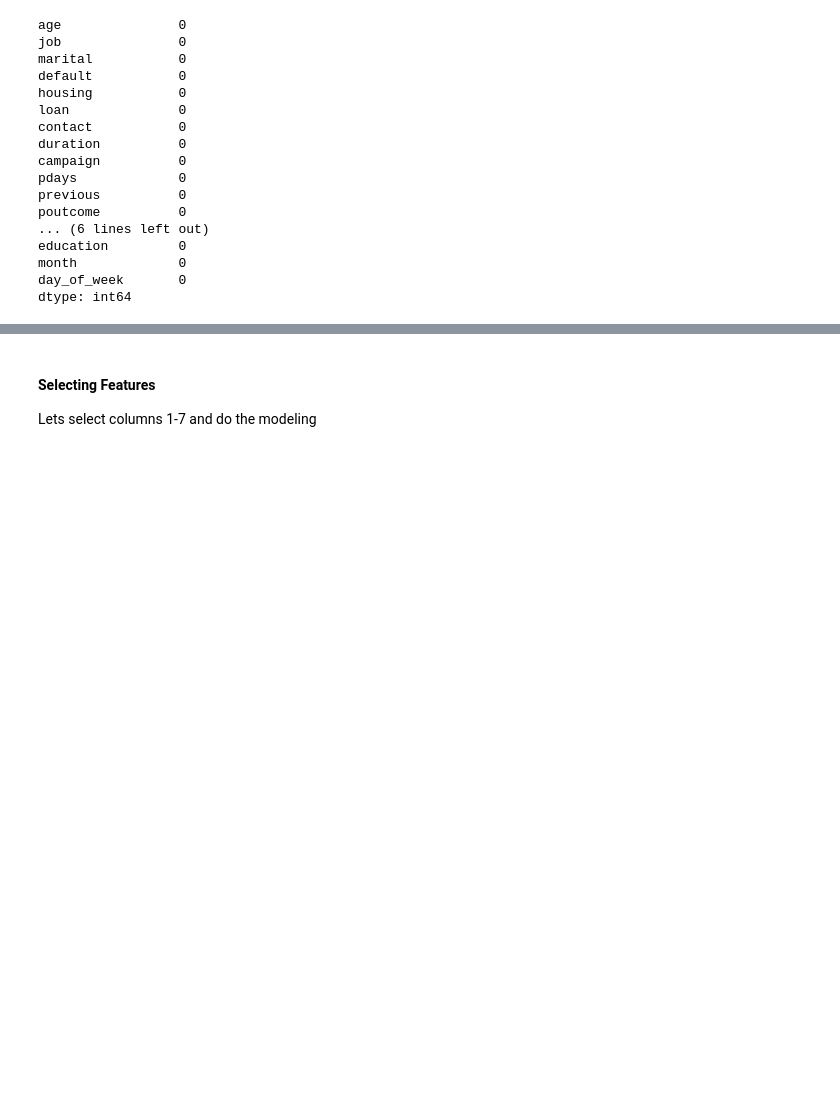
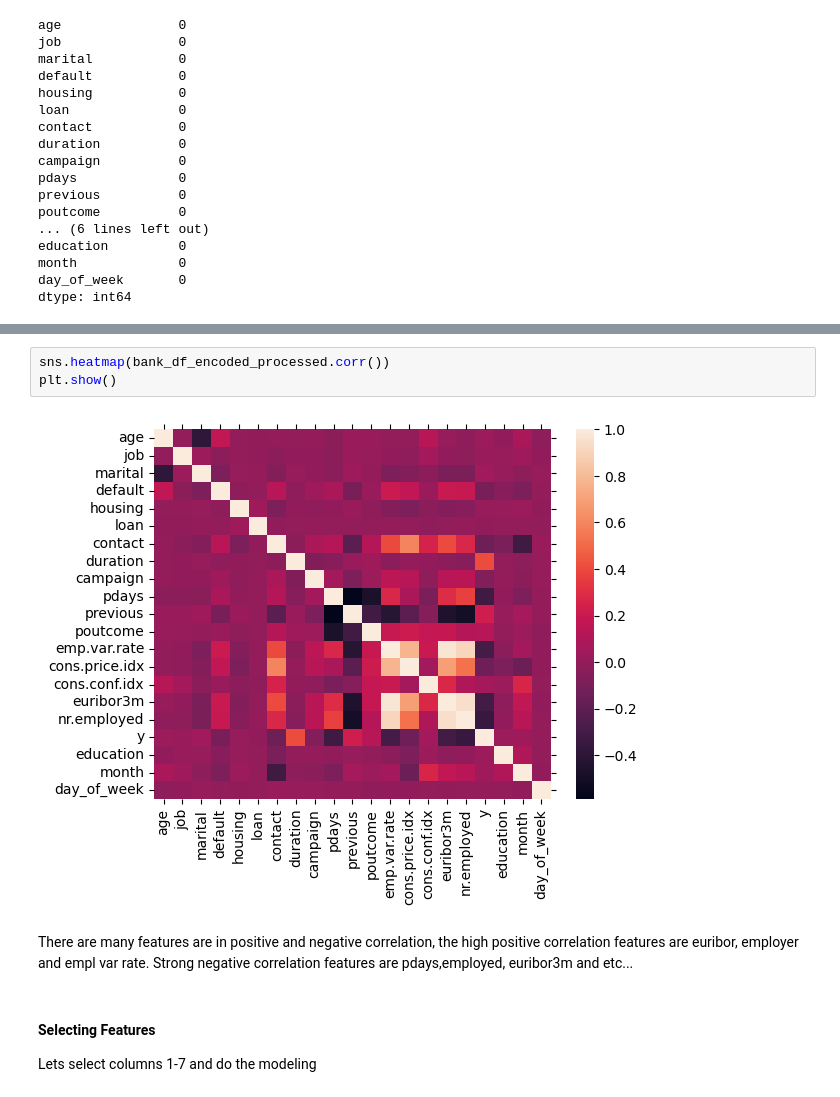
Before and after one commit to trguduru/bank_marketing_prediction, a Jupyter notebook: prompt_III.ipynb, the cells around one changed output, grey strips where cells are left out. Drawn from its saved outputs; the diff is of its cells as text; blank space fills up the shorter version.

```diff
--- a/prompt_III.ipynb
+++ b/prompt_III.ipynb
@@ -420,6 +420,13 @@ sns.pairplot(bank_df_encoded_processed)
 # %% [output]
 <seaborn.axisgrid.PairGrid at 0x...>
 [figure]
+# %%
+sns.heatmap(bank_df_encoded_processed.corr())
+plt.show()
+# %% [output]
+[figure, added]
+# %% [markdown]
+There are many features are in positive and negative correlation, the high positive correlation features are euribor, employer and empl var rate. Strong negative correlation features are pdays,employed, euribor3m and etc...
 # %% [markdown]
 #### Selecting Features
 Lets select columns 1-7 and do the modeling
```
Also changed, not shown: parts of 45 cells of this notebook, 3 other files.
